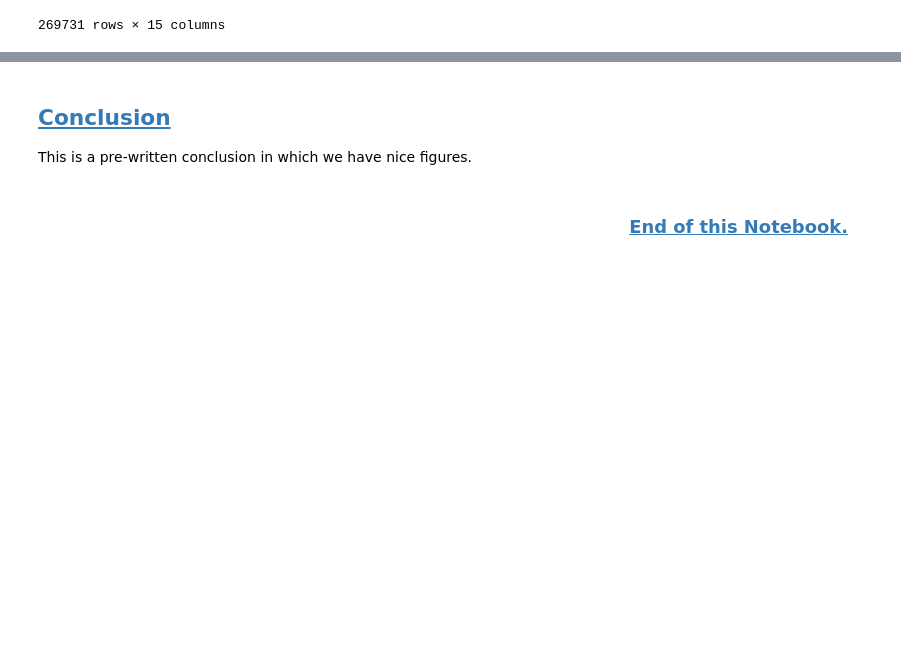
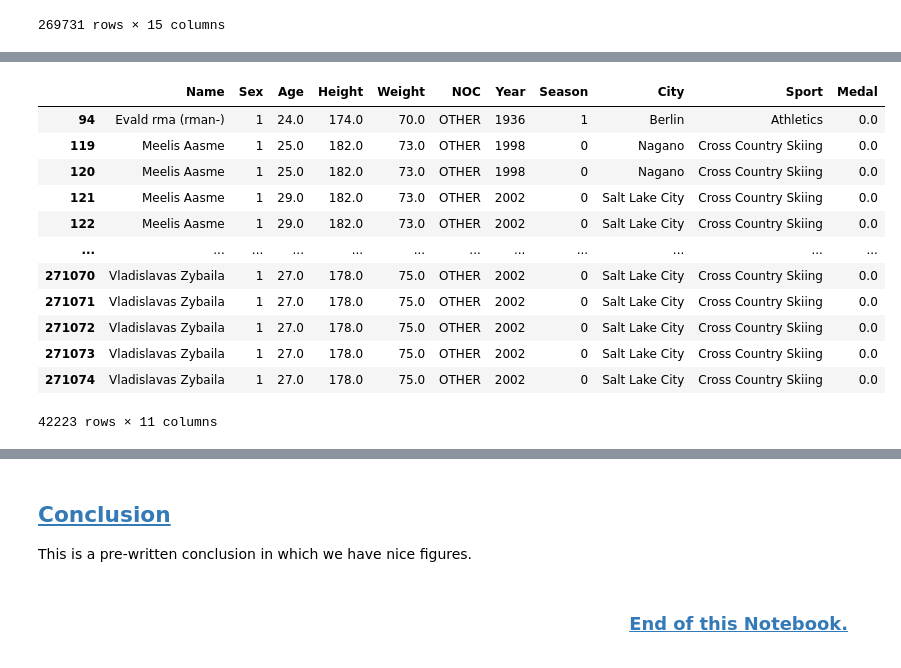
Before and after one commit to mpondkule/olympics_medals, a Jupyter notebook: notebooks/tda_athlete_events.ipynb, the cells around one changed output, grey strips where cells are left out. Cells and saved outputs as stored; diff of their text form; code cells hidden in the pictures; blank space fills up the shorter version.

```diff
--- a/notebooks/tda_athlete_events.ipynb
+++ b/notebooks/tda_athlete_events.ipynb
@@ -375,0 +583,2 @@ df_athlete_events_impute.head()
+# %%
+df_athlete_events_other = df_athlete_events.copy()
@@ -375,0 +608,11 @@ df_athlete_events_impute.head()
+# %%
+def isOther(cell, contain_list):
+    if cell in contain_list:
+        return cell
+    return "OTHER"
+# %%
+noc_list = (
+    df_athlete_events_other["NOC"].value_counts().index[df_athlete_events_other["NOC"].value_counts(normalize = True) > 0.005]
+)
+# %%
+df_athlete_events_other["NOC"] = df_athlete_events_other["NOC"].apply(lambda row: isOther(row, noc_list))
@@ -375,0 +639,16 @@ df_athlete_events_impute.head()
+# %%
+df_athlete_events_other[df_athlete_events_other["NOC"] == "OTHER"]
+# %% [output]
+|  | Name | Sex | Age | Height | Weight | NOC | Year | Season | City | Sport | Medal |
+| 94 | Evald rma (rman-) | 1 | 24.0 | 174.0 | 70.0 | OTHER | 1936 | 1 | Berlin | Athletics | 0.0 |
+| 119 | Meelis Aasme | 1 | 25.0 | 182.0 | 73.0 | OTHER | 1998 | 0 | Nagano | Cross Country Skiing | 0.0 |
+| 120 | Meelis Aasme | 1 | 25.0 | 182.0 | 73.0 | OTHER | 1998 | 0 | Nagano | Cross Country Skiing | 0.0 |
+| 121 | Meelis Aasme | 1 | 29.0 | 182.0 | 73.0 | OTHER | 2002 | 0 | Salt Lake City | Cross Country Skiing | 0.0 |
+| 122 | Meelis Aasme | 1 | 29.0 | 182.0 | 73.0 | OTHER | 2002 | 0 | Salt Lake City | Cross Country Skiing | 0.0 |
+| ... | ... | ... | ... | ... | ... | ... | ... | ... | ... | ... | ... |
+| 271070 | Vladislavas Zybaila | 1 | 27.0 | 178.0 | 75.0 | OTHER | 2002 | 0 | Salt Lake City | Cross Country Skiing | 0.0 |
+| 271071 | Vladislavas Zybaila | 1 | 27.0 | 178.0 | 75.0 | OTHER | 2002 | 0 | Salt Lake City | Cross Country Skiing | 0.0 |
+| 271072 | Vladislavas Zybaila | 1 | 27.0 | 178.0 | 75.0 | OTHER | 2002 | 0 | Salt Lake City | Cross Country Skiing | 0.0 |
+| 271073 | Vladislavas Zybaila | 1 | 27.0 | 178.0 | 75.0 | OTHER | 2002 | 0 | Salt Lake City | Cross Country Skiing | 0.0 |
+| 271074 | Vladislavas Zybaila | 1 | 27.0 | 178.0 | 75.0 | OTHER | 2002 | 0 | Salt Lake City | Cross Country Skiing | 0.0 |
+42223 rows × 11 columns
```
Also changed, not shown: parts of 75 cells of this notebook, 1 other file.
